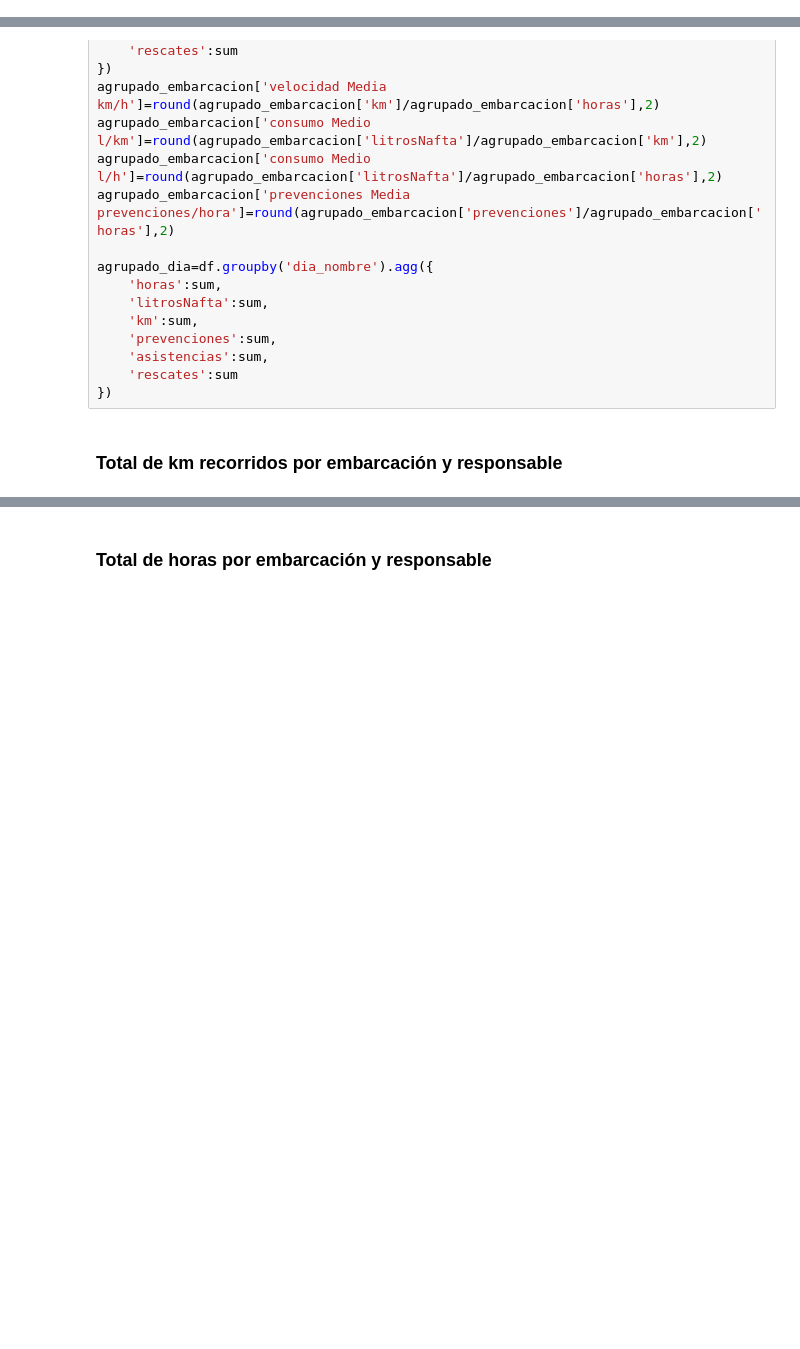
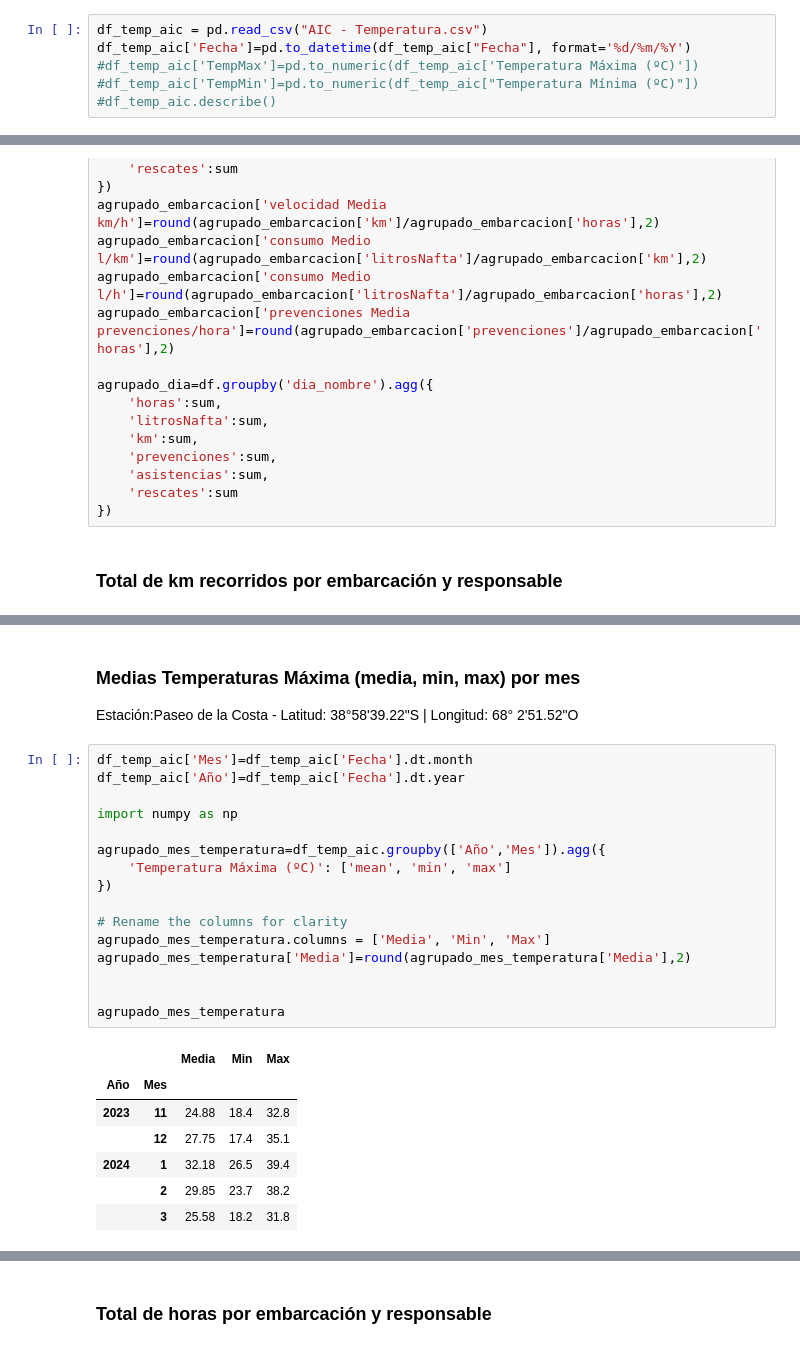
Before and after one commit to pkogan/pandas, a Jupyter notebook: Libro de Aguas.ipynb, the cells around one changed output, grey strips where cells are left out. Cells and saved outputs as stored; diff of their text form; blank space fills up the shorter version.

```diff
--- a/Libro de Aguas.ipynb
+++ b/Libro de Aguas.ipynb
@@ -141,2 +139,8 @@ df_temp['fecha']=pd.to_datetime(df_temp["fecha"], format='%d-%m-%Y')
 
 #df_temp
+# %%
+df_temp_aic = pd.read_csv("AIC - Temperatura.csv")
+df_temp_aic['Fecha']=pd.to_datetime(df_temp_aic["Fecha"], format='%d/%m/%Y')
+#df_temp_aic['TempMax']=pd.to_numeric(df_temp_aic['Temperatura Máxima (ºC)'])
+#df_temp_aic['TempMin']=pd.to_numeric(df_temp_aic["Temperatura Mínima (ºC)"])
+#df_temp_aic.describe()
@@ -243,0 +254,27 @@ agrupado_responsable
+# %% [markdown]
+  ### Medias Temperaturas Máxima (media, min, max) por mes
+  Estación:Paseo de la Costa - Latitud: 38°58'39.22"S | Longitud: 68° 2'51.52"O
+# %%
+df_temp_aic['Mes']=df_temp_aic['Fecha'].dt.month
+df_temp_aic['Año']=df_temp_aic['Fecha'].dt.year
+
+import numpy as np
+
+agrupado_mes_temperatura=df_temp_aic.groupby(['Año','Mes']).agg({
+    'Temperatura Máxima (ºC)': ['mean', 'min', 'max']
+})
+
+# Rename the columns for clarity
+agrupado_mes_temperatura.columns = ['Media', 'Min', 'Max']
+agrupado_mes_temperatura['Media']=round(agrupado_mes_temperatura['Media'],2)
+
+
+agrupado_mes_temperatura
+# %% [output]
+|  |  | Media | Min | Max |
+| Año | Mes |  |  |  |
+| 2023 | 11 | 24.88 | 18.4 | 32.8 |
+|  | 12 | 27.75 | 17.4 | 35.1 |
+| 2024 | 1 | 32.18 | 26.5 | 39.4 |
+|  | 2 | 29.85 | 23.7 | 38.2 |
+|  | 3 | 25.58 | 18.2 | 31.8 |
```
Also changed, not shown: parts of 17 cells of this notebook, 5 other files.
